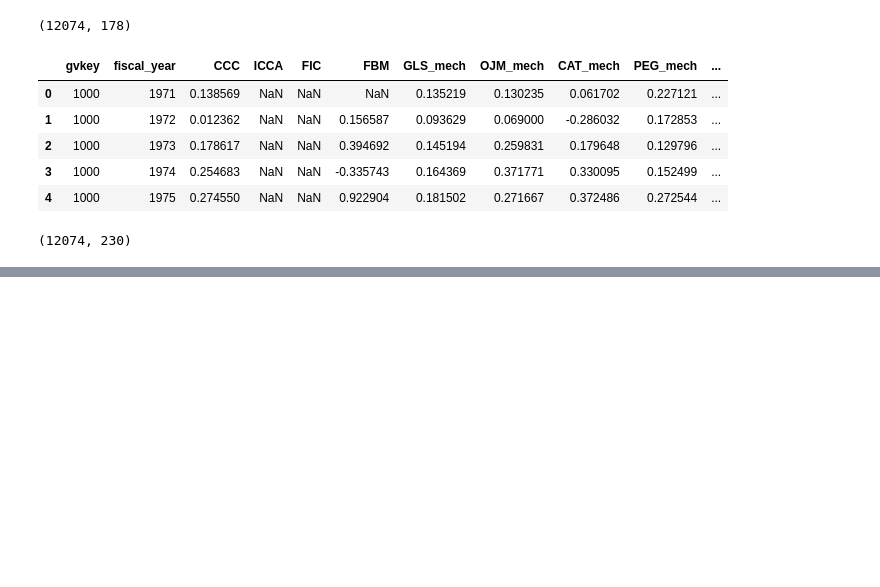
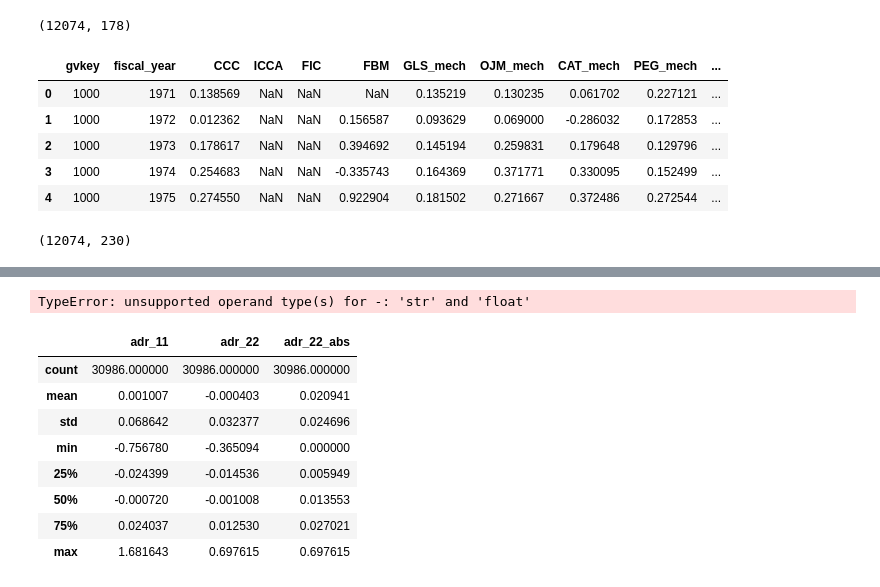
Before and after one commit to wangyouan/STOCKAct, a Jupyter notebook: Notebook/CreateOtherData.ipynb, the cells around one changed output, grey strips where cells are left out. Cells and saved outputs as stored; diff of their text form; code cells hidden in the pictures; blank space fills up the shorter version.

```diff
--- a/Notebook/CreateOtherData.ipynb
+++ b/Notebook/CreateOtherData.ipynb
@@ -233,0 +238,15 @@ reg_df.to_stata(os.path.join(const.RESULT_PATH, '20250307_stock_act_data_v2.dta'
+# %%
+crsp_df: DataFrame = pd.read_csv(os.path.join(const.DATABASE_PATH, 'crsp', '2007_2015_CRSP_daily_ret.zip'),
+                                 dtype={'NCUSIP': str, 'CUSIP': 'str'})
+crsp_df['date'] = pd.to_datetime(crsp_df['date'])
+# %% [output]
+TypeError: unsupported operand type(s) for -: 'str' and 'float'
+# %%
+crsp_df['RET'] = pd.to_numeric(crsp_df['RET'], errors='coerce')
+crsp_df['vwretd'] = pd.to_numeric(crsp_df['vwretd'], errors='coerce')
+crsp_df.dropna(subset=['RET'], inplace=True)
+# %%
+crsp_df['date'] = pd.to_datetime(crsp_df['date'])
+# %%
+crsp_df['rf_rm'] = crsp_df['RET'] - crsp_df['vwretd']
+crsp_df['abs_rf_rm'] = crsp_df['rf_rm'].apply(np.abs)
@@ -233,0 +367,12 @@ reg_df.to_stata(os.path.join(const.RESULT_PATH, '20250307_stock_act_data_v2.dta'
+# %%
+result_df[['adr_11', 'adr_22', 'adr_22_abs']].describe()
+# %% [output]
+|  | adr_11 | adr_22 | adr_22_abs |
+| count | 30986.000000 | 30986.000000 | 30986.000000 |
+| mean | 0.001007 | -0.000403 | 0.020941 |
+| std | 0.068642 | 0.032377 | 0.024696 |
+| min | -0.756780 | -0.365094 | 0.000000 |
+| 25% | -0.024399 | -0.014536 | 0.005949 |
+| 50% | -0.000720 | -0.001008 | 0.013553 |
+| 75% | 0.024037 | 0.012530 | 0.027021 |
+| max | 1.681643 | 0.697615 | 0.697615 |
```
Also changed, not shown: parts of 4 cells of this notebook.
